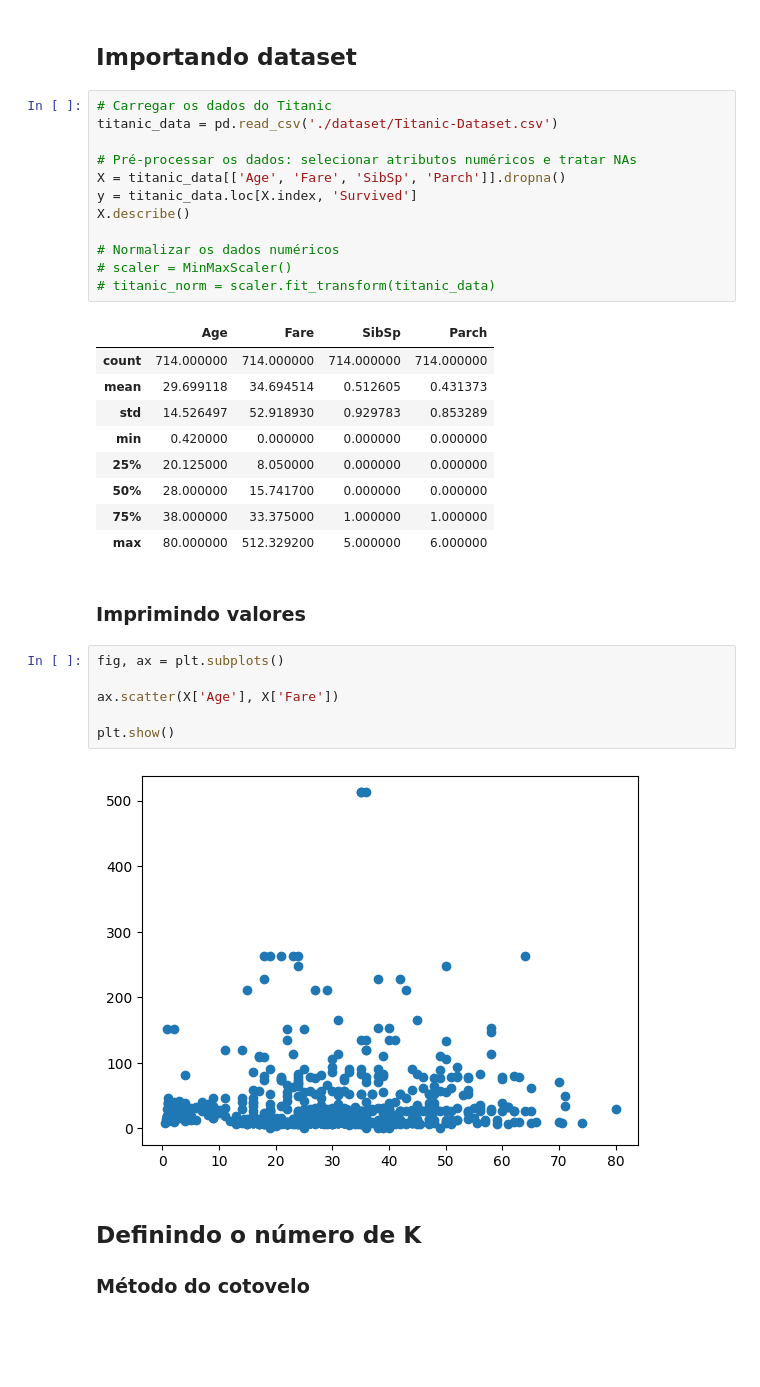
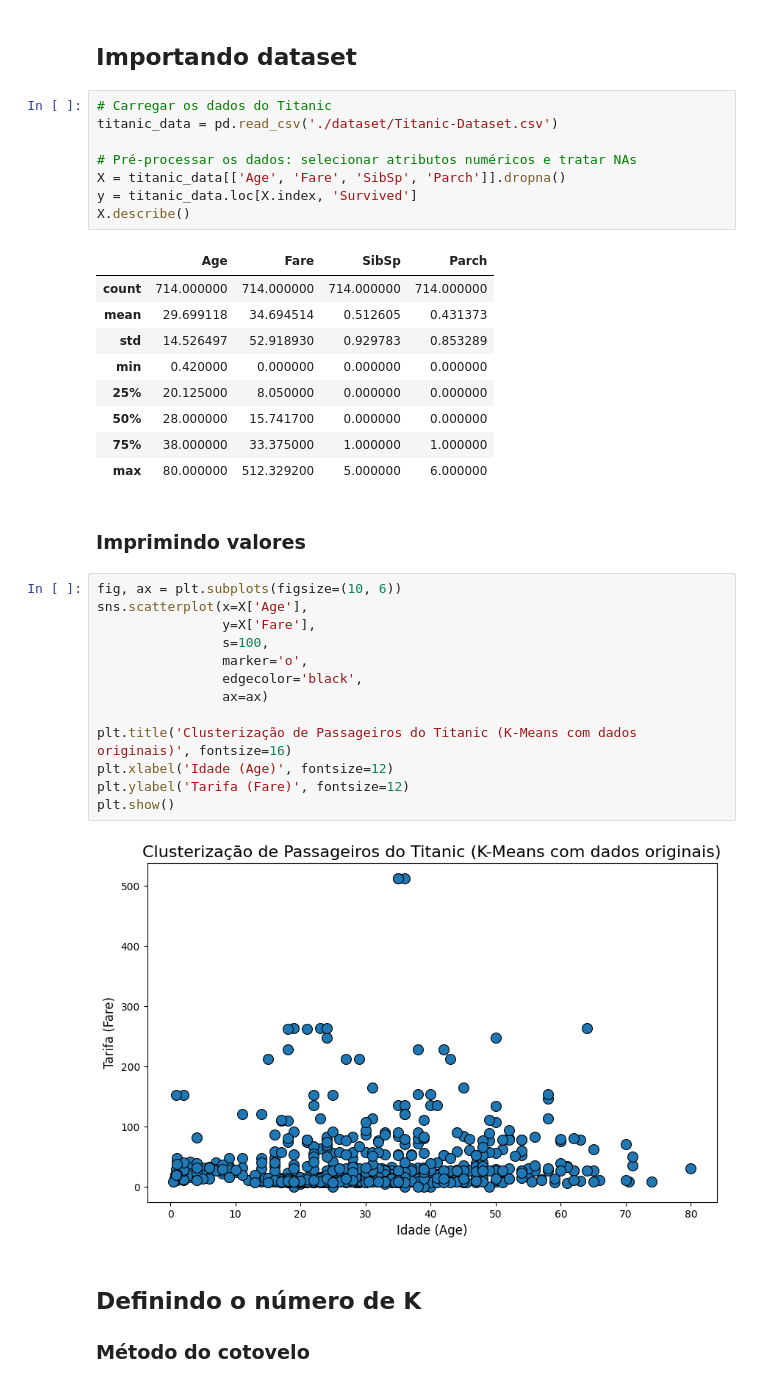
Before and after one commit to davischneider/titanic-dataset, a Jupyter notebook: titanic.ipynb, the cells around one changed output. Cells and saved outputs as stored; diff of their text form; blank space fills up the shorter version.

```diff
--- a/titanic.ipynb
+++ b/titanic.ipynb
@@ -225,10 +226,6 @@ titanic_data = pd.read_csv('./dataset/Titanic-Dataset.csv')
 X = titanic_data[['Age', 'Fare', 'SibSp', 'Parch']].dropna()
 y = titanic_data.loc[X.index, 'Survived']
 X.describe()
-
-# Normalizar os dados numéricos
-# scaler = MinMaxScaler()
-# titanic_norm = scaler.fit_transform(titanic_data)
 # %% [output]
 |  | Age | Fare | SibSp | Parch |
 | count | 714.000000 | 714.000000 | 714.000000 | 714.000000 |
@@ -241,14 +238,21 @@ X.describe()
 | max | 80.000000 | 512.329200 | 5.000000 | 6.000000 |
 # %% [markdown]
 ### Imprimindo valores
-# %%
-fig, ax = plt.subplots()
-
-ax.scatter(X['Age'], X['Fare'])
-
-plt.show()
-# %% [output]
-[figure, removed]
+# %%
+fig, ax = plt.subplots(figsize=(10, 6))
+sns.scatterplot(x=X['Age'],
+                y=X['Fare'],
+                s=100,
+                marker='o',
+                edgecolor='black',
+                ax=ax)
+
+plt.title('Clusterização de Passageiros do Titanic (K-Means com dados originais)', fontsize=16)
+plt.xlabel('Idade (Age)', fontsize=12)
+plt.ylabel('Tarifa (Fare)', fontsize=12)
+plt.show()
+# %% [output]
+[figure, added]
 # %% [markdown]
 ## Definindo o número de K
 ### Método do cotovelo
```
Also changed, not shown: parts of 16 cells of this notebook.
